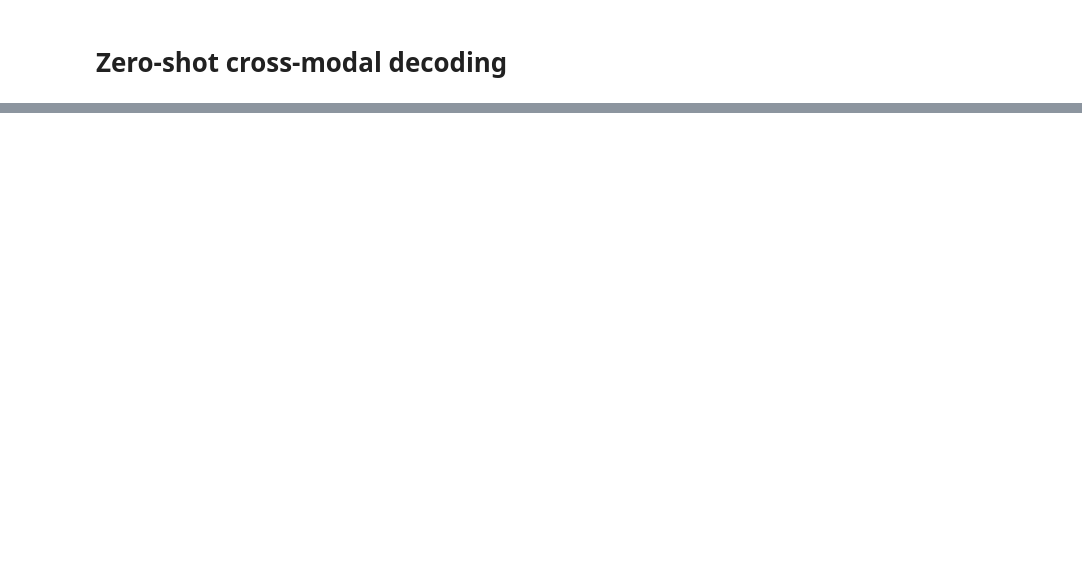
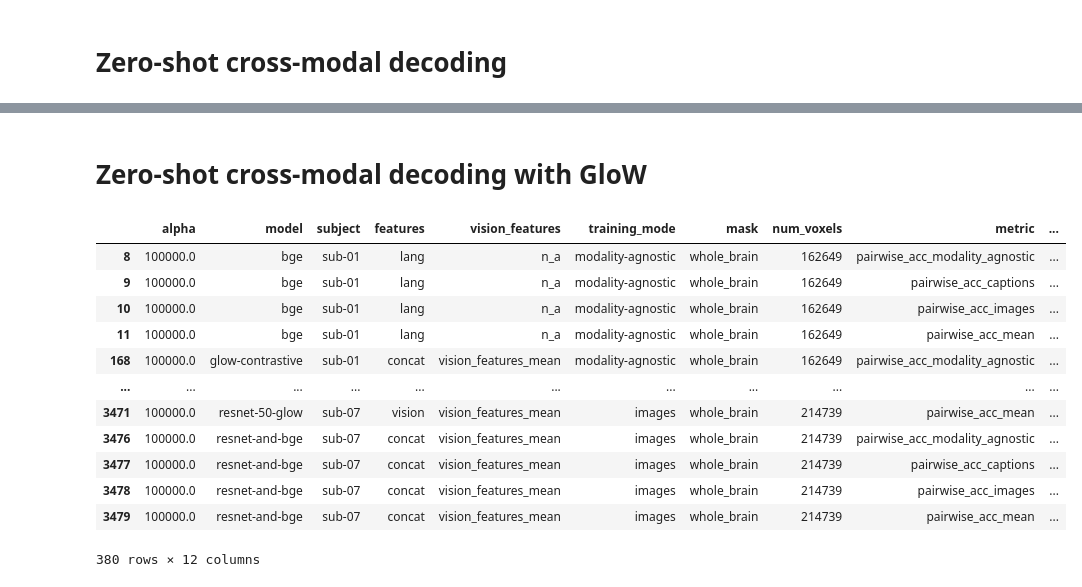
Before and after one commit to mitjanikolaus/multimodal_decoding, a Jupyter notebook: notebooks/zero_shot_cross_modal_decoding.ipynb, the cells around one changed output, grey strips where cells are left out. Drawn from its saved outputs; the diff is of its cells as text; code cells hidden in the pictures; blank space fills up the shorter version.

```diff
--- a/notebooks/zero_shot_cross_modal_decoding.ipynb
+++ b/notebooks/zero_shot_cross_modal_decoding.ipynb
@@ -204,0 +159,22 @@ Warning: unexpected number of datapoints: 0 (expected: 6) (model_feat: imagebind
+# %% [markdown]
+# Zero-shot cross-modal decoding with GloW
+# %%
+all_data = load_results_data()
+MODEL_ORDER = ["resnet-50-glow", "bge", "resnet-and-bge", "glow", "glow-contrastive"]
+
+all_data = all_data[all_data.model.isin(MODEL_ORDER)]
+all_data
+# %% [output]
+|  | alpha | model | subject | features | vision_features | training_mode | mask | num_voxels | metric | ... |
+| 8 | 100000.0 | bge | sub-01 | lang | n_a | modality-agnostic | whole_brain | 162649 | pairwise_acc_modality_agnostic | ... |
+| 9 | 100000.0 | bge | sub-01 | lang | n_a | modality-agnostic | whole_brain | 162649 | pairwise_acc_captions | ... |
+| 10 | 100000.0 | bge | sub-01 | lang | n_a | modality-agnostic | whole_brain | 162649 | pairwise_acc_images | ... |
+| 11 | 100000.0 | bge | sub-01 | lang | n_a | modality-agnostic | whole_brain | 162649 | pairwise_acc_mean | ... |
+| 168 | 100000.0 | glow-contrastive | sub-01 | concat | vision_features_mean | modality-agnostic | whole_brain | 162649 | pairwise_acc_modality_agnostic | ... |
+| ... | ... | ... | ... | ... | ... | ... | ... | ... | ... | ... |
+| 3471 | 100000.0 | resnet-50-glow | sub-07 | vision | vision_features_mean | images | whole_brain | 214739 | pairwise_acc_mean | ... |
+| 3476 | 100000.0 | resnet-and-bge | sub-07 | concat | vision_features_mean | images | whole_brain | 214739 | pairwise_acc_modality_agnostic | ... |
+| 3477 | 100000.0 | resnet-and-bge | sub-07 | concat | vision_features_mean | images | whole_brain | 214739 | pairwise_acc_captions | ... |
+| 3478 | 100000.0 | resnet-and-bge | sub-07 | concat | vision_features_mean | images | whole_brain | 214739 | pairwise_acc_images | ... |
+| 3479 | 100000.0 | resnet-and-bge | sub-07 | concat | vision_features_mean | images | whole_brain | 214739 | pairwise_acc_mean | ... |
+380 rows × 12 columns
```
Also changed, not shown: parts of 11 cells of this notebook, 2 other files.
